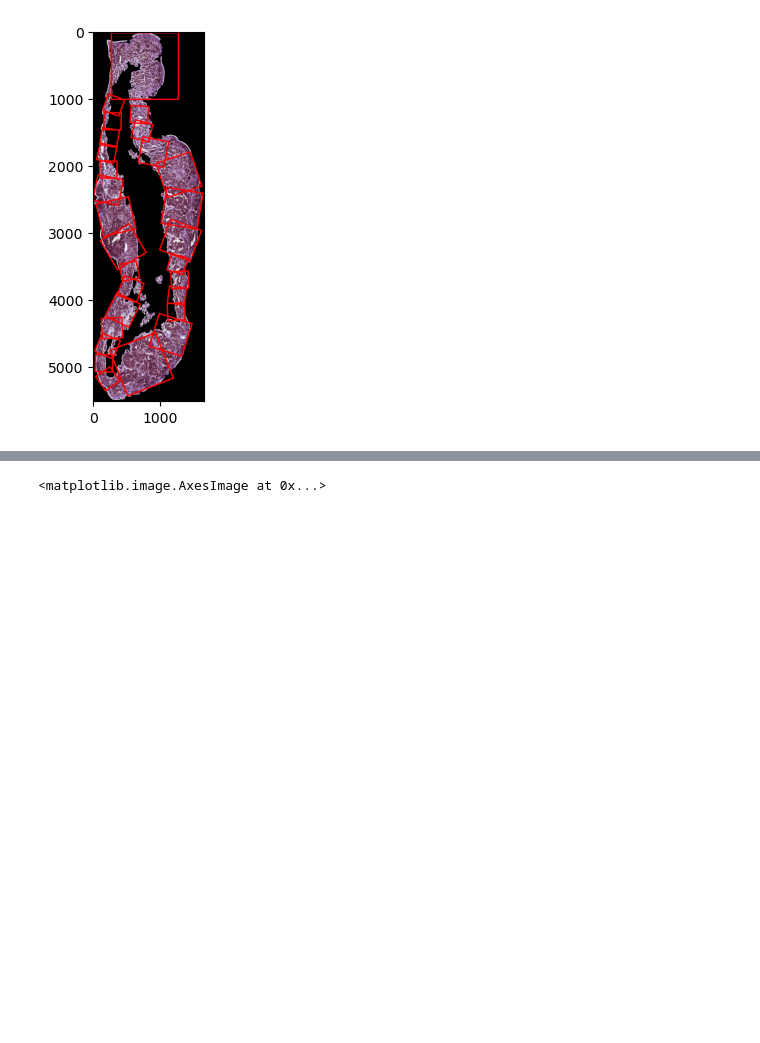
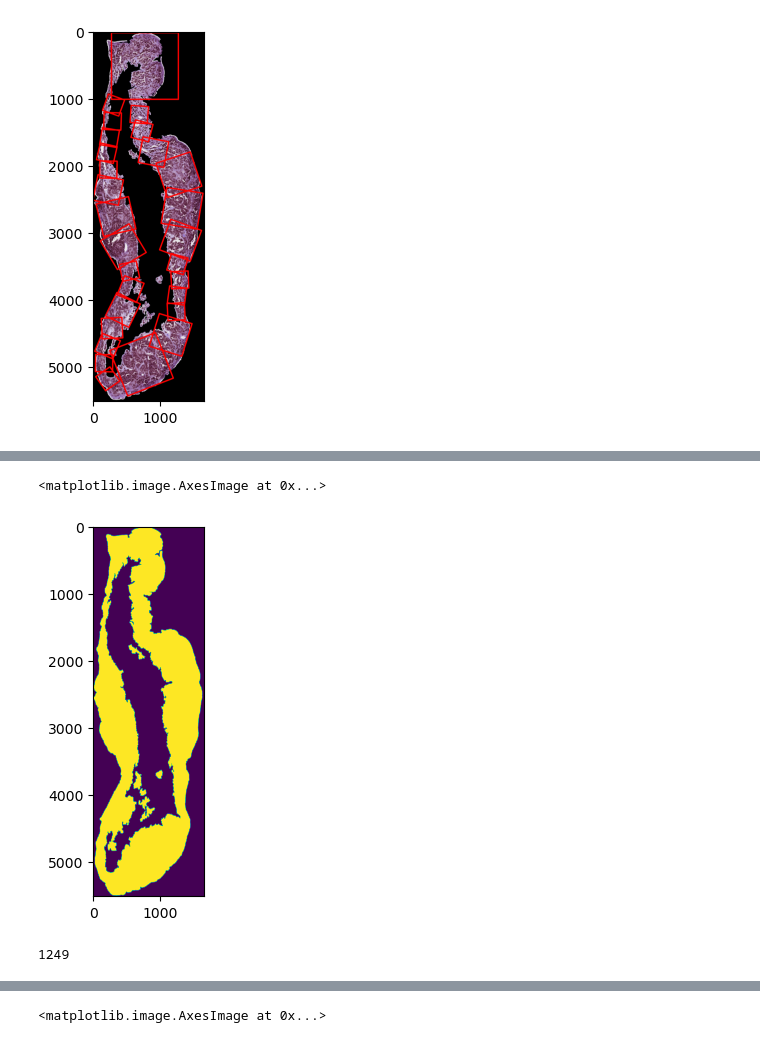
Before and after one commit to arvindkrishna87/STAT390_WI2025, a Jupyter notebook: Presentation 3/Coders/Ryan Lach/Contour_Normal_Toggleable.ipynb, the cells around one changed output, grey strips where cells are left out. Cells and saved outputs as stored; diff of their text form; code cells hidden in the pictures; blank space fills up the shorter version.

```diff
--- a/Presentation 3/Coders/Ryan Lach/Contour_Normal_Toggleable.ipynb
+++ b/Presentation 3/Coders/Ryan Lach/Contour_Normal_Toggleable.ipynb
@@ -325,0 +373,3 @@ Coverage: 88.11%, Percent of mask as blank pixels: 21.56%, Score: 86.17%
+# %%
+binary_image= whole_thresh
+contours=find_external_contours(binary_image)
@@ -325,0 +667,5 @@ Coverage: 88.11%, Percent of mask as blank pixels: 21.56%, Score: 86.17%
+# %%
+plt.imshow(binary_image)
+# %% [output]
+<matplotlib.image.AxesImage at 0x...>
+[figure, added]
@@ -325,0 +679,4 @@ Coverage: 88.11%, Percent of mask as blank pixels: 21.56%, Score: 86.17%
+# %%
+len(squares_list[0])
+# %% [output]
+1249
```
Also changed, not shown: parts of 86 cells of this notebook, 4 other files.
